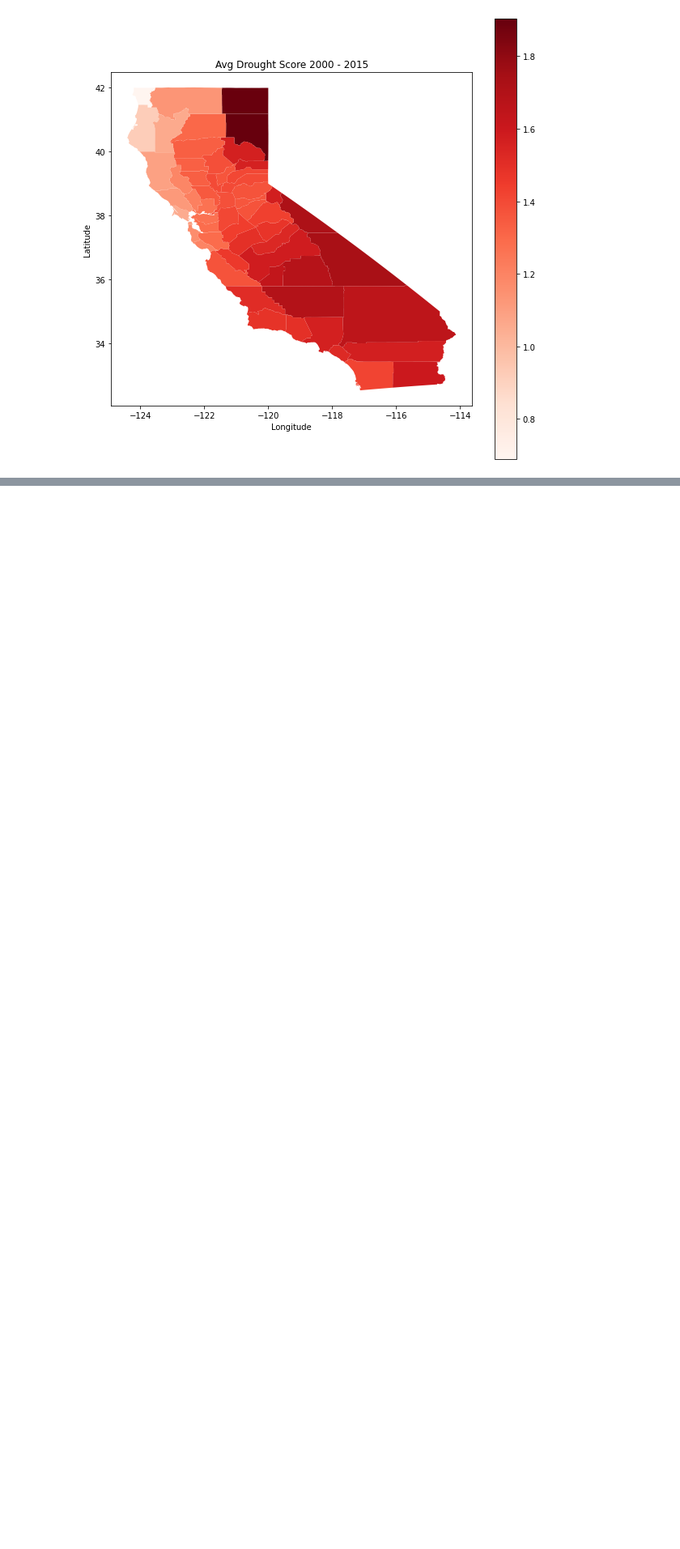
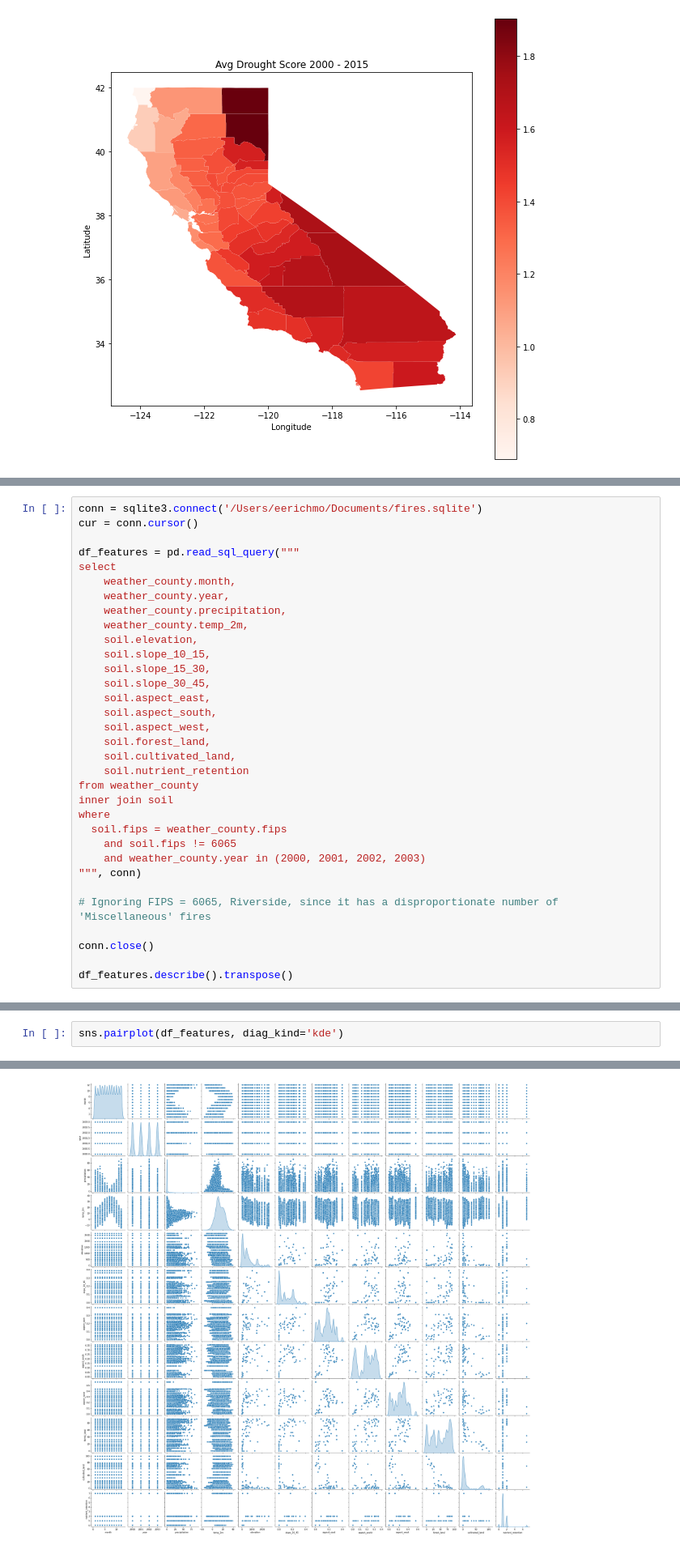
Before and after one commit to eerichmond/ml-wildfire-prediction, a Jupyter notebook: data_exploration.ipynb, the cells around one changed output, grey strips where cells are left out. Shown at 81% size. Drawn from its saved outputs; the diff is of its cells as text; blank space fills up the shorter version.

```diff
--- a/data_exploration.ipynb
+++ b/data_exploration.ipynb
@@ -299,0 +291,33 @@ for cause in df_causes.cause:
+# %%
+conn = sqlite3.connect('/Users/eerichmo/Documents/fires.sqlite')
+cur = conn.cursor()
+
+df_features = pd.read_sql_query("""
+select
+	weather_county.month,
+	weather_county.year,
+	weather_county.precipitation,
+	weather_county.temp_2m,
+	soil.elevation,
+	soil.slope_10_15,
+	soil.slope_15_30,
+	soil.slope_30_45,
+	soil.aspect_east,
+	soil.aspect_south,
+	soil.aspect_west,
+	soil.forest_land,
+	soil.cultivated_land,
+	soil.nutrient_retention
+from weather_county
+inner join soil
+where
+  soil.fips = weather_county.fips
+	and soil.fips != 6065
+	and weather_county.year in (2000, 2001, 2002, 2003)
+""", conn)
+
+# Ignoring FIPS = 6065, Riverside, since it has a disproportionate number of 'Miscellaneous' fires
+
+conn.close()
+
+df_features.describe().transpose()
@@ -299,0 +340,3 @@ for cause in df_causes.cause:
+# %%
+sns.pairplot(df_features, diag_kind='kde')
+# %% [output]
@@ -299,0 +344 @@ for cause in df_causes.cause:
+[figure, added]
```
Also changed, not shown: parts of 9 cells of this notebook, 3 other files.
